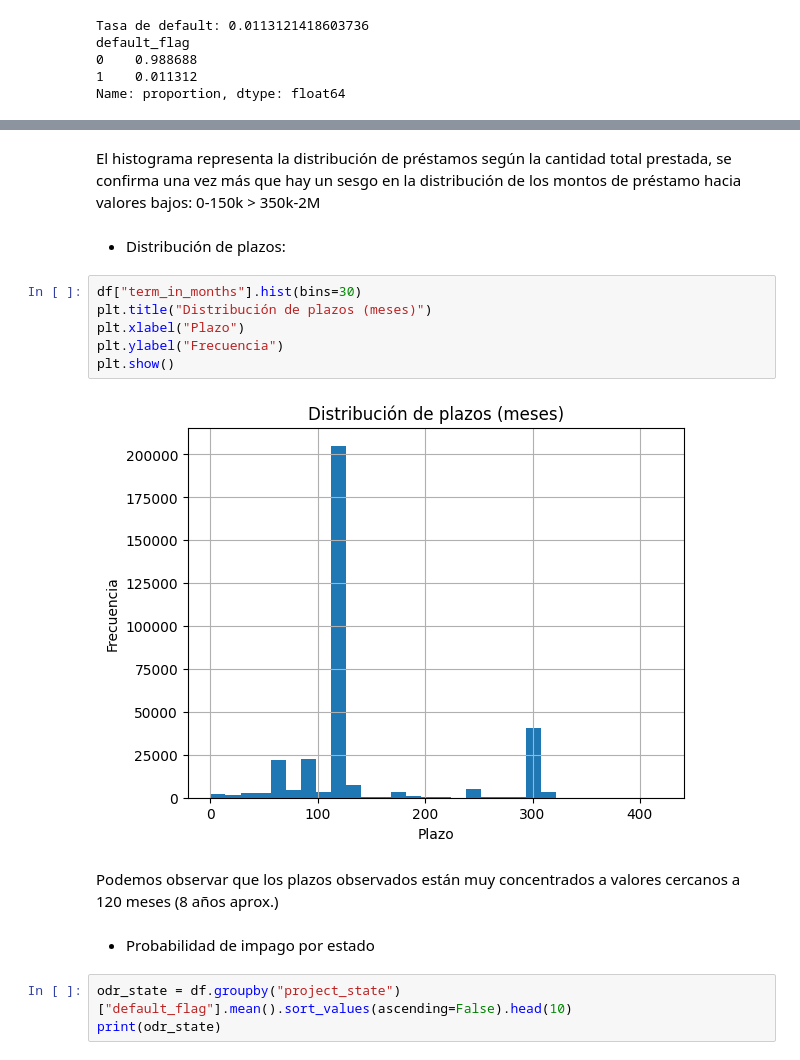
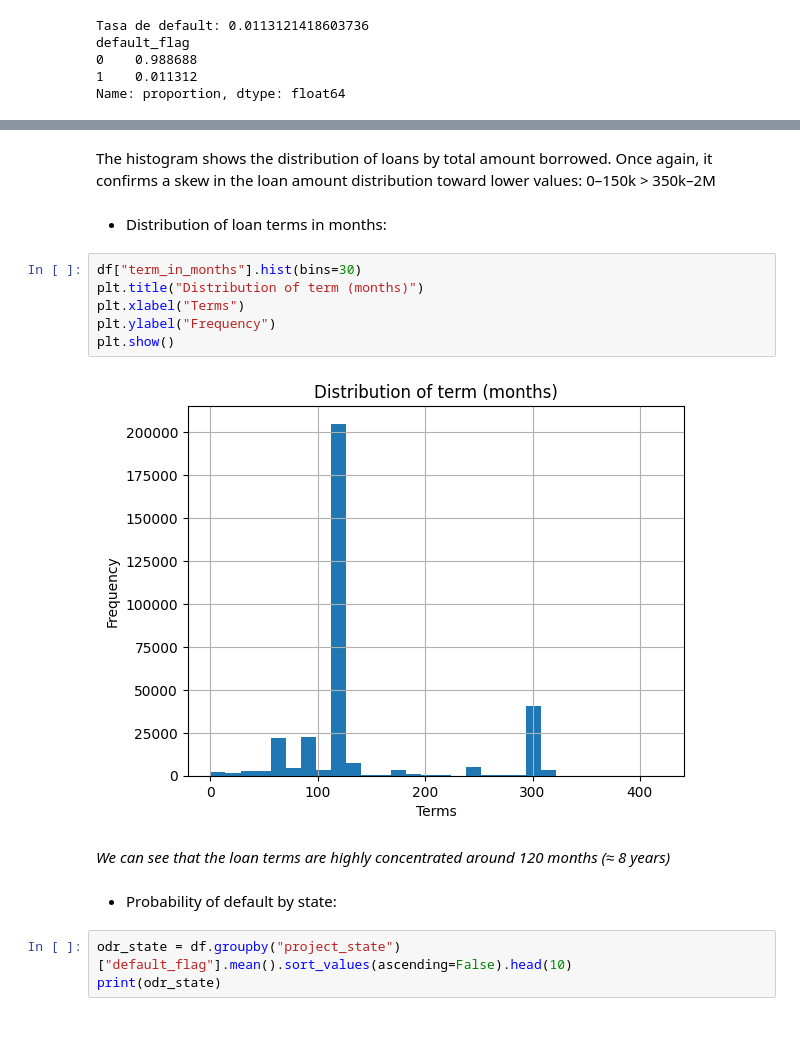
Before and after one commit to eduardo-fd/Small-Business-Credit-Risk, a Jupyter notebook: notebooks/pd_modeling.ipynb, the cells around one changed output, grey strips where cells are left out. Cells and saved outputs as stored; diff of their text form; blank space fills up the shorter version.

```diff
--- a/notebooks/pd_modeling.ipynb
+++ b/notebooks/pd_modeling.ipynb
@@ -47,21 +47,21 @@ plt.show()
 # %% [output]
 [figure]
 # %% [markdown]
-El histograma representa la distribución de préstamos según la cantidad total prestada, se confirma una vez más que hay un sesgo en la distribución de los montos de préstamo hacia valores bajos: 0-150k > 350k-2M
+The histogram shows the distribution of loans by total amount borrowed. Once again, it confirms a skew in the loan amount distribution toward lower values: 0–150k > 350k–2M
 # %% [markdown]
-- Distribución de plazos:
+- Distribution of loan terms in months:
 # %%
 df["term_in_months"].hist(bins=30)
-plt.title("Distribución de plazos (meses)")
-plt.xlabel("Plazo")
-plt.ylabel("Frecuencia")
+plt.title("Distribution of term (months)")
+plt.xlabel("Terms")
+plt.ylabel("Frequency")
 plt.show()
 # %% [output]
-[figure, old version]
+[figure, new version]
 # %% [markdown]
-Podemos observar que los plazos observados están muy concentrados a valores cercanos a 120 meses (8 años aprox.)
+*We can see that the loan terms are highly concentrated around 120 months (≈ 8 years)*
 # %% [markdown]
-- Probabilidad de impago por estado
+- Probability of default by state:
 # %%
 odr_state = df.groupby("project_state")["default_flag"].mean().sort_values(ascending=False).head(10)
 print(odr_state)
```
Also changed, not shown: parts of 22 cells of this notebook.
